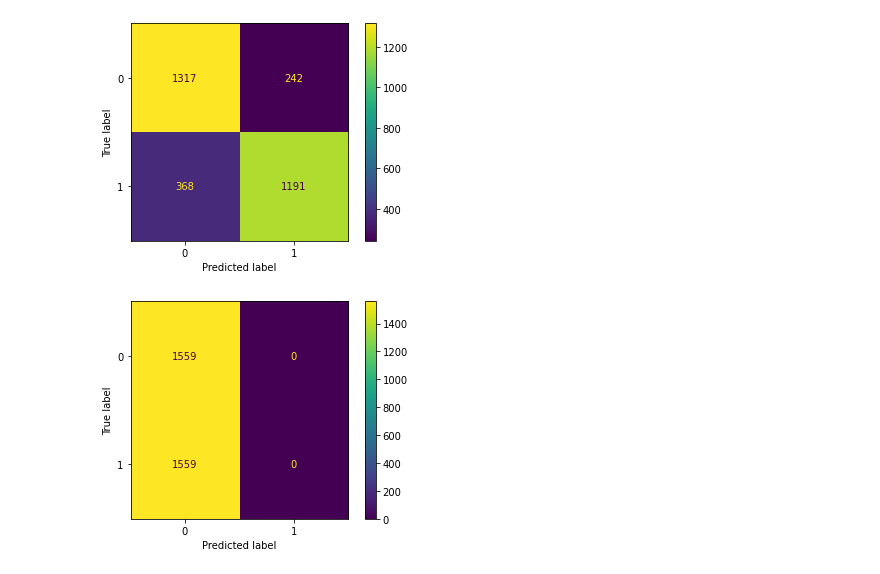
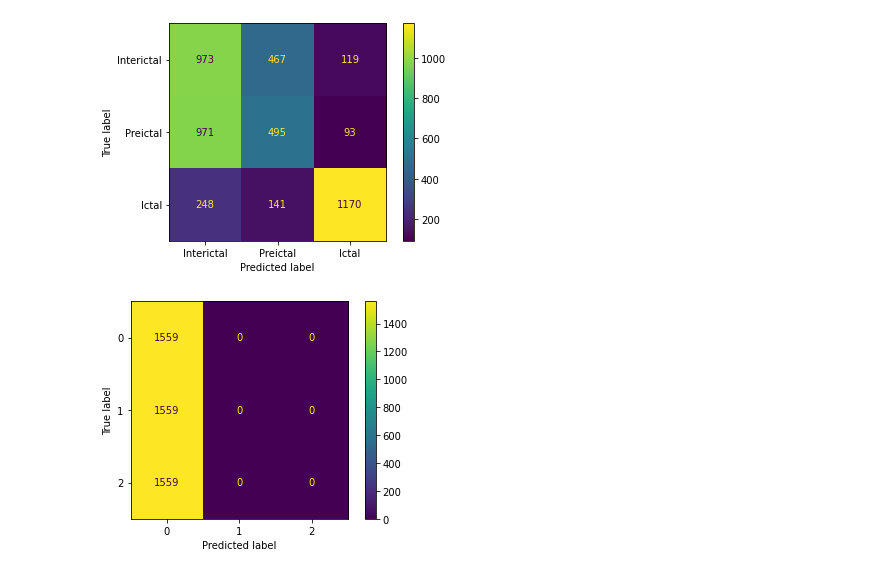
Before and after one commit to FilipMiscevic/SeizureDetection, a Jupyter notebook: chb_import.ipynb, the cells around one changed output. Cells and saved outputs as stored; diff of their text form; code cells hidden in the pictures.

```diff
--- a/chb_import.ipynb
+++ b/chb_import.ipynb
@@ -10,20 +10,33 @@ import os
 import random
 # %%
 class DataWindow:
-    def __init__(self, record_id, record_file, start_index, end_index, label):
+    def __init__(self, record_id, record_file, start_index, end_index, label, channels):
         self.record_id = record_id
         self.record_file = record_file
         self.start_index = start_index
         self.end_index = end_index
         self.label = label
+        self.channels = channels
 
     def get_data(self):
         with pyedflib.EdfReader(self.record_file) as f:
-            channels = 23#f.signals_in_file
+            labels = f.getSignalLabels()
+
+            expected_channels = 23
+            actual_channels   = f.signals_in_file
+
+            data = []
+            idxs = []
+            for channel in self.channels:
+                if channel in labels:
+                    idxs.append(labels.index(channel))
+            #if len(idxs) != expected_channels:
+            #    raise ValueError(f'{len(idxs)} channels found, expected {expected_channels}.')
+
             size = self.end_index - self.start_index
-            data = np.zeros((channels, size))
-            for i in range(f.signals_in_file if f.signals_in_file < channels else channels):
-                data[i, :] = f.readSignal(i, self.start_index, size)
+            data = np.zeros((expected_channels, size))
+            for i,j in enumerate(idxs):
+                data[i, :] = f.readSignal(j, self.start_index, size)
         return data
 # %%
 class ChbDataset(Dataset):
@@ -199,8 +217,8 @@ class XGBoostTrainer:
 
         for subject in self.subjects:
             print('Training ' + subject)
-            train = ChbDataset(mode='train',subject=subject, welch_features=True, sampler='equal', multiclass=False)
-            tests = ChbDataset(mode='test' ,subject=subject, welch_features=True, sampler='equal', multiclass=False)
+            train = ChbDataset(mode='train',subject=subject, welch_features=True, sampler='equal', multiclass=True)
+            tests = ChbDataset(mode='test' ,subject=subject, welch_features=True, sampler='equal', multiclass=True)
 
             allX,allY = train.all_data()
 
@@ -246,23 +283,23 @@ found 12 edf files
 # %%
 from sklearn.metrics import confusion_matrix, plot_confusion_matrix, roc_curve, ConfusionMatrixDisplay, RocCurveDisplay,roc_auc_score, f1_score,classification_report
 #import seaborn as sn
 import pandas as pd
 import matplotlib.pyplot as plt
 if run:
     y_true = np.concatenate(m.labels)
     y_pred_class = np.concatenate(m.preds)
 
     y_pred_null = np.zeros_like(y_pred_class)
 
     cm = confusion_matrix(y_true, y_pred_class)
     cm2 = confusion_matrix(y_true, y_pred_null)
     #tn, fp, fn, tp = cm.ravel()
 
-    cm_display = ConfusionMatrixDisplay(cm).plot()
+    cm_display = ConfusionMatrixDisplay(cm,display_labels=['Interictal','Preictal','Ictal']).plot()
     cm_display2 = ConfusionMatrixDisplay(cm2).plot()
 # %% [output]
-[figure, old version]
+[figure, new version]
-[figure, old version]
+[figure, new version]
 # %%
 fpr, tpr, _ = roc_curve(y_true, y_pred_class,pos_label=2)#, pos_label=m.model.classes_[1])
 roc_display = RocCurveDisplay(fpr=fpr, tpr=tpr).plot()
```
Also changed, not shown: parts of 4 cells of this notebook, 2 other files.
